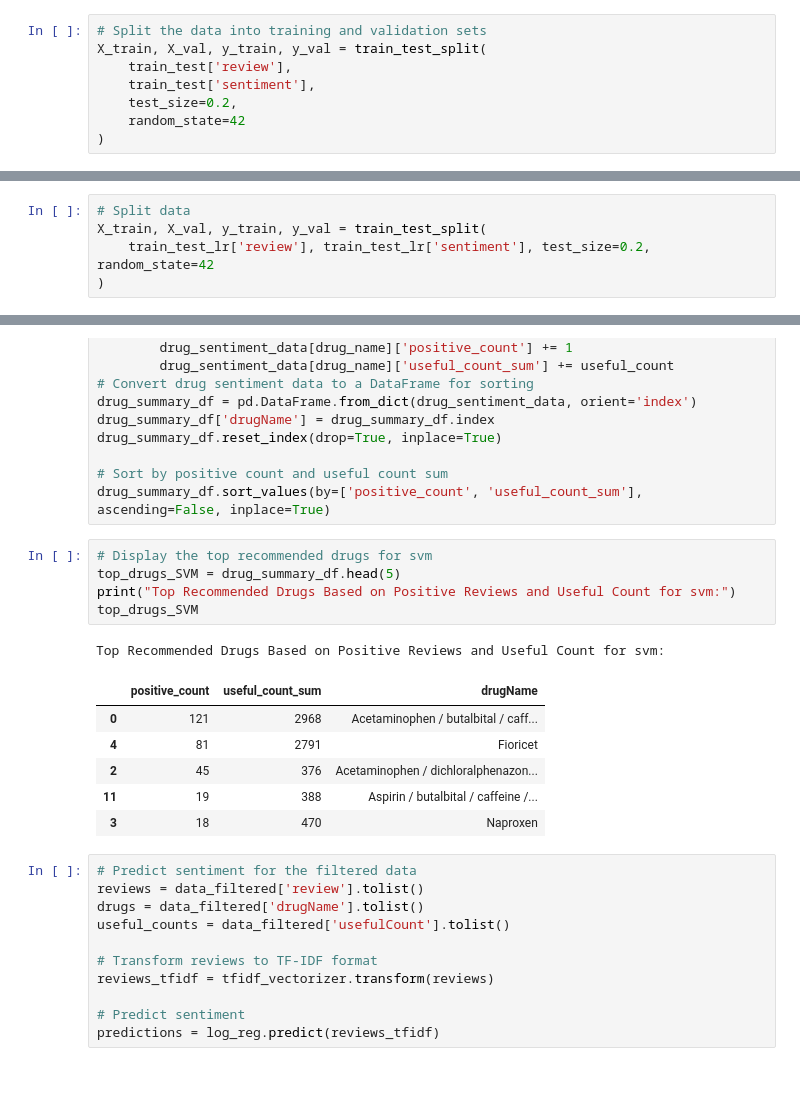
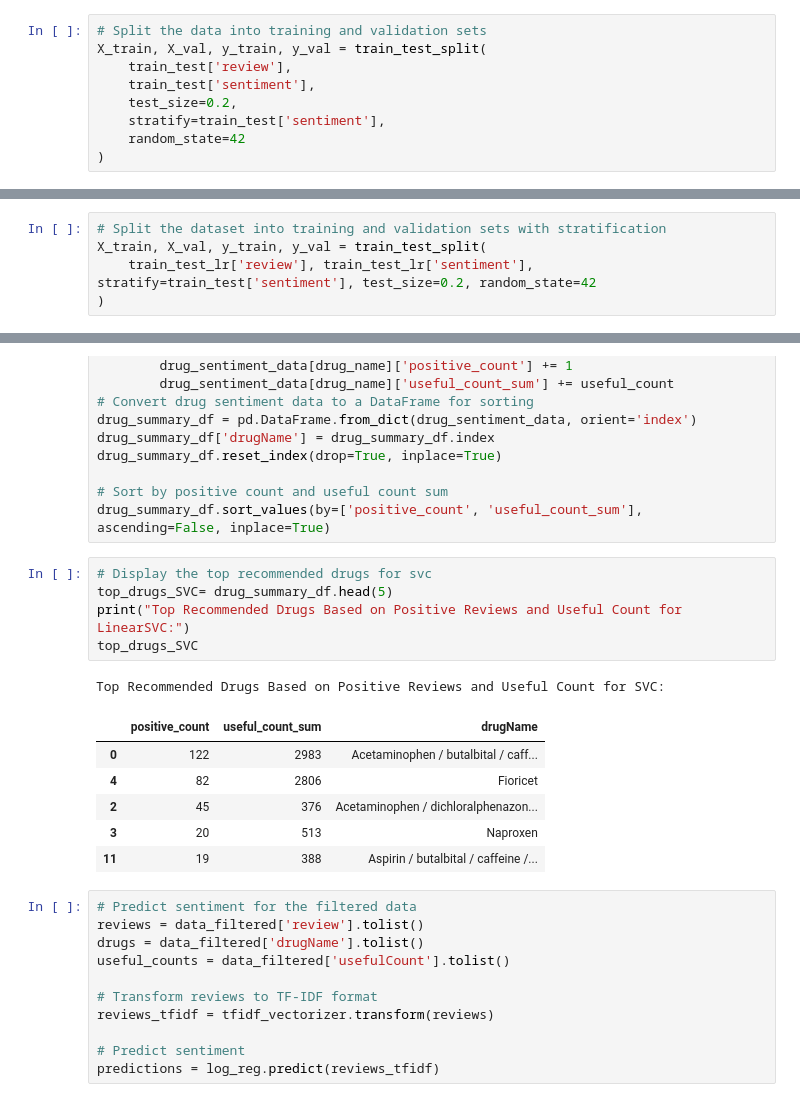
Before and after one commit to harishwarreddymunukuntla/Drug_Recommendation_Tool, a Jupyter notebook: DRT_final.ipynb, the cells around one changed output, grey strips where cells are left out. Cells and saved outputs as stored; diff of their text form.

```diff
--- a/DRT_final.ipynb
+++ b/DRT_final.ipynb
@@ -137,6 +121,7 @@ X_train, X_val, y_train, y_val = train_test_split(
     train_test['review'],
     train_test['sentiment'],
     test_size=0.2,
+    stratify=train_test['sentiment'],
     random_state=42
 )
 # %%
@@ -193,9 +181,9 @@ train_test_lr = train_test_df
 # Generate sentiment labels
 train_test_lr['sentiment'] = train_test_lr['rating'].apply(lambda x: 0 if x < 5 else (1 if x in [5, 6] else 2))
 # %%
-# Split data
+# Split the dataset into training and validation sets with stratification
 X_train, X_val, y_train, y_val = train_test_split(
-    train_test_lr['review'], train_test_lr['sentiment'], test_size=0.2, random_state=42
+    train_test_lr['review'], train_test_lr['sentiment'], stratify=train_test['sentiment'], test_size=0.2, random_state=42
 )
 # %%
 # Text preprocessing with TF-IDF
@@ -407,18 +458,18 @@ drug_summary_df.reset_index(drop=True, inplace=True)
 # Sort by positive count and useful count sum
 drug_summary_df.sort_values(by=['positive_count', 'useful_count_sum'], ascending=False, inplace=True)
 # %%
-# Display the top recommended drugs for svm
-top_drugs_SVM = drug_summary_df.head(5)
-print("Top Recommended Drugs Based on Positive Reviews and Useful Count for svm:")
-top_drugs_SVM
+# Display the top recommended drugs for svc
+top_drugs_SVC= drug_summary_df.head(5)
+print("Top Recommended Drugs Based on Positive Reviews and Useful Count for LinearSVC:")
+top_drugs_SVC
 # %% [output]
-Top Recommended Drugs Based on Positive Reviews and Useful Count for svm:
+Top Recommended Drugs Based on Positive Reviews and Useful Count for SVC:
 |  | positive_count | useful_count_sum | drugName |
-| 0 | 121 | 2968 | Acetaminophen / butalbital / caff... |
-| 4 | 81 | 2791 | Fioricet |
+| 0 | 122 | 2983 | Acetaminophen / butalbital / caff... |
+| 4 | 82 | 2806 | Fioricet |
 | 2 | 45 | 376 | Acetaminophen / dichloralphenazon... |
+| 3 | 20 | 513 | Naproxen |
 | 11 | 19 | 388 | Aspirin / butalbital / caffeine /... |
-| 3 | 18 | 470 | Naproxen |
 # %%
 # Predict sentiment for the filtered data
 reviews = data_filtered['review'].tolist()
```
Also changed, not shown: parts of 23 cells of this notebook.
